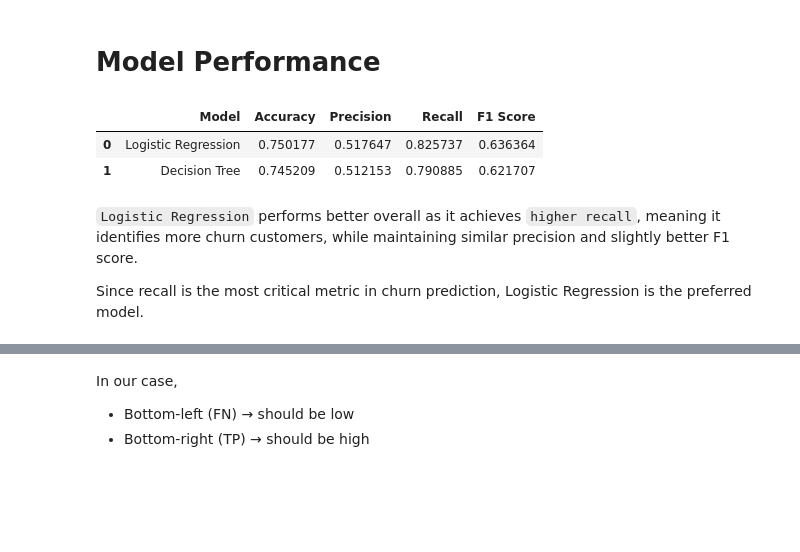
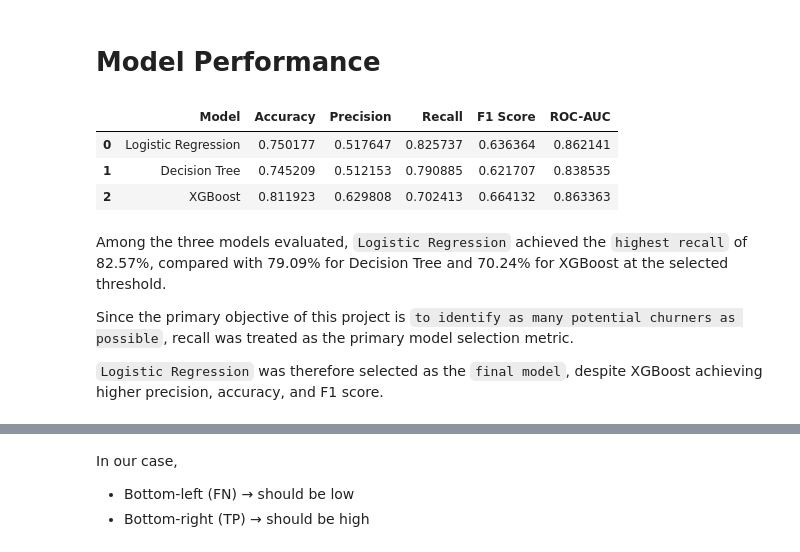
Before and after one commit to anuragchauhan21/Customer-Churn-Analysis, a Jupyter notebook: modeling.ipynb, the cells around one changed output, grey strips where cells are left out. Cells and saved outputs as stored; diff of their text form; code cells hidden in the pictures; blank space fills up the shorter version.

```diff
--- a/modeling.ipynb
+++ b/modeling.ipynb
@@ -213,0 +216,20 @@ array([1, 0, 0, ..., 0, 0, 1], shape=(1409,))
+# %%
+from xgboost import XGBClassifier
+
+xgb = XGBClassifier(
+    n_estimators=300,
+    learning_rate=0.03,
+    max_depth=3,
+    min_child_weight=5,
+    subsample=0.8,
+    colsample_bytree=0.8,
+    reg_alpha=0.1,
+    reg_lambda=1,
+    random_state=42,
+    eval_metric='logloss'
+)
+
+xgb.fit(X_train, y_train)
+
+# I'm deliberately keeping the model moderately conservative because you have ~7K rows.
+# We don't need an aggressive XGBoost configuration yet.
@@ -213,0 +249,10 @@ array([1, 0, 0, ..., 0, 0, 1], shape=(1409,))
+# %%
+# Generate XGBoost churn probabilities
+y_pred_prob_xgb = xgb.predict_proba(X_test)[:, 1]
+
+# Use 0.40 as the classification threshold
+xgb_threshold = 0.40
+
+y_pred_xgb = (y_pred_prob_xgb >= xgb_threshold).astype(int)
+
+y_pred_prob_xgb
@@ -214,32 +298,38 @@ array([1, 0, 0, ..., 0, 0, 1], shape=(1409,))
 # %% [markdown]
 # Model Performance
 # %%
-from sklearn.metrics import accuracy_score, precision_score, recall_score, f1_score
+from sklearn.metrics import accuracy_score, precision_score, recall_score, f1_score, roc_auc_score
 
-def evaluate_model(y_test, y_pred, model_name):
+def evaluate_model(y_test, y_pred, y_pred_prob, model_name):
     return {
         "Model": model_name,
         "Accuracy": accuracy_score(y_test, y_pred),
         "Precision": precision_score(y_test, y_pred),
         "Recall": recall_score(y_test, y_pred),
-        "F1 Score": f1_score(y_test, y_pred)
+        "F1 Score": f1_score(y_test, y_pred),
+        "ROC-AUC": roc_auc_score(y_test, y_pred_prob)
     }
 
 results = []
 
-results.append(evaluate_model(y_test, y_pred_lr, "Logistic Regression"))
-results.append(evaluate_model(y_test, y_pred_dt, "Decision Tree"))
+results.append(evaluate_model(y_test, y_pred_lr, y_pred_prob_lr, "Logistic Regression"))
+results.append(evaluate_model(y_test, y_pred_dt, y_pred_prob_dt, "Decision Tree"))
+results.append(evaluate_model(y_test, y_pred_xgb, y_pred_prob_xgb, "XGBoost"))
 
 df_results = pd.DataFrame(results)
+
 df_results
 # %% [output]
-|  | Model | Accuracy | Precision | Recall | F1 Score |
-| 0 | Logistic Regression | 0.750177 | 0.517647 | 0.825737 | 0.636364 |
-| 1 | Decision Tree | 0.745209 | 0.512153 | 0.790885 | 0.621707 |
+|  | Model | Accuracy | Precision | Recall | F1 Score | ROC-AUC |
+| 0 | Logistic Regression | 0.750177 | 0.517647 | 0.825737 | 0.636364 | 0.862141 |
+| 1 | Decision Tree | 0.745209 | 0.512153 | 0.790885 | 0.621707 | 0.838535 |
+| 2 | XGBoost | 0.811923 | 0.629808 | 0.702413 | 0.664132 | 0.863363 |
-# %% [markdown]
-`Logistic Regression` performs better overall as it achieves `higher recall`, meaning it identifies more churn customers, while maintaining similar precision and slightly better F1 score.
-
-Since recall is the most critical metric in churn prediction, Logistic Regression is the preferred model.
+# %% [markdown]
+Among the three models evaluated, `Logistic Regression` achieved the `highest recall` of 82.57%, compared with 79.09% for Decision Tree and 70.24% for XGBoost at the selected threshold.
+
+Since the primary objective of this project is `to identify as many potential churners as possible`, recall was treated as the primary model selection metric.
+
+`Logistic Regression` was therefore selected as the `final model`, despite XGBoost achieving higher precision, accuracy, and F1 score.
 # %%
 from sklearn.metrics import confusion_matrix
 
```
Also changed, not shown: parts of 17 cells of this notebook.
